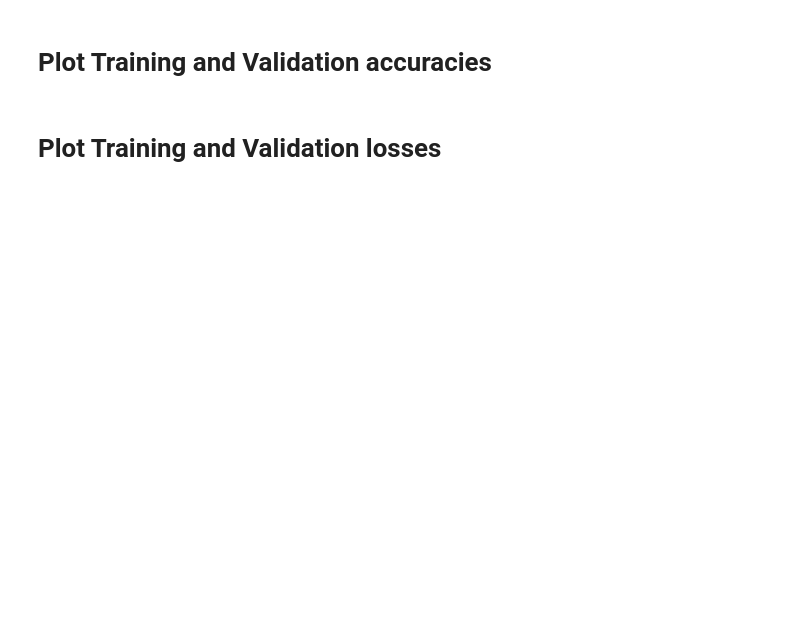
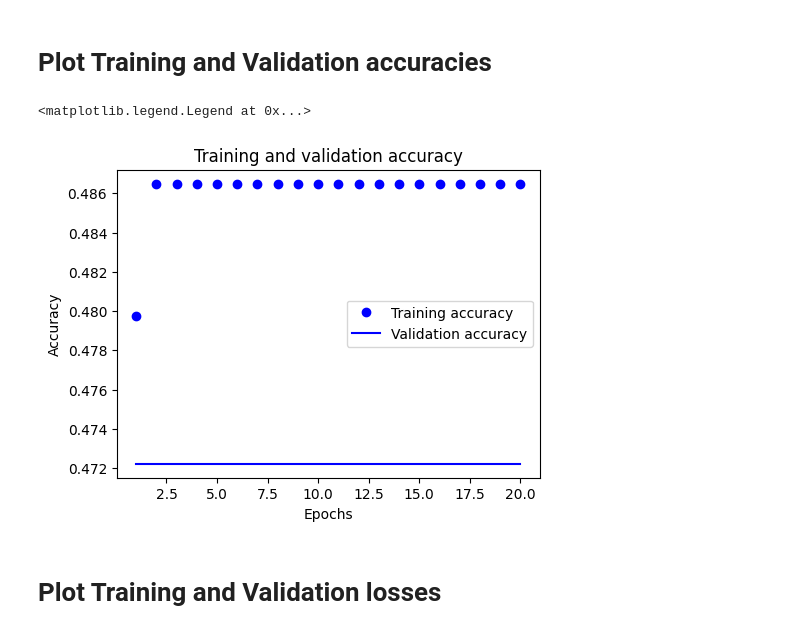
Before and after one commit to mr-nudo/intelligent-tools, a Jupyter notebook: CNN.ipynb, the cells around one changed output. Cells and saved outputs as stored; diff of their text form; code cells hidden in the pictures; blank space fills up the shorter version.

```diff
--- a/CNN.ipynb
+++ b/CNN.ipynb
@@ -90,5 +166,5 @@ print_generator_info(validation_generator)
 # %%
-model = # TODO: Define the CNN architecture
+model = create_cnn_model()
 
 # Print the model summary
 print(model.summary())
@@ -104,0 +196,12 @@ print(f"Total number of parameters: {total_params}")
+# %%
+# Compile the model
+model.compile(loss='binary_crossentropy',
+              optimizer='adam',
+              metrics=['accuracy'])
+
+# Fit the model
+history = model.fit(
+    train_generator,
+    epochs=20,
+    validation_data=validation_generator
+)
@@ -109,2 +228,22 @@ print(f"Total number of parameters: {total_params}")
+# %%
+accuracy = history.history['accuracy']
+val_accuracy = history.history['val_accuracy']
+
+epochs = range(1, len(accuracy) + 1)
+# print(epochs)
+
+plt.figure(figsize=(12, 4))
+
+# Plot training & validation accuracy values
+plt.subplot(1, 2, 1)
+plt.plot(epochs, accuracy, 'bo', label='Training accuracy')
+plt.plot(epochs, val_accuracy, 'b', label='Validation accuracy')
+plt.title('Training and validation accuracy')
+plt.xlabel('Epochs')
+plt.ylabel('Accuracy')
+plt.legend()
+# %% [output]
+<matplotlib.legend.Legend at 0x...>
+[figure, added]
 # %% [markdown]
 # Plot Training and Validation losses
```
Also changed, not shown: parts of 21 cells of this notebook.
